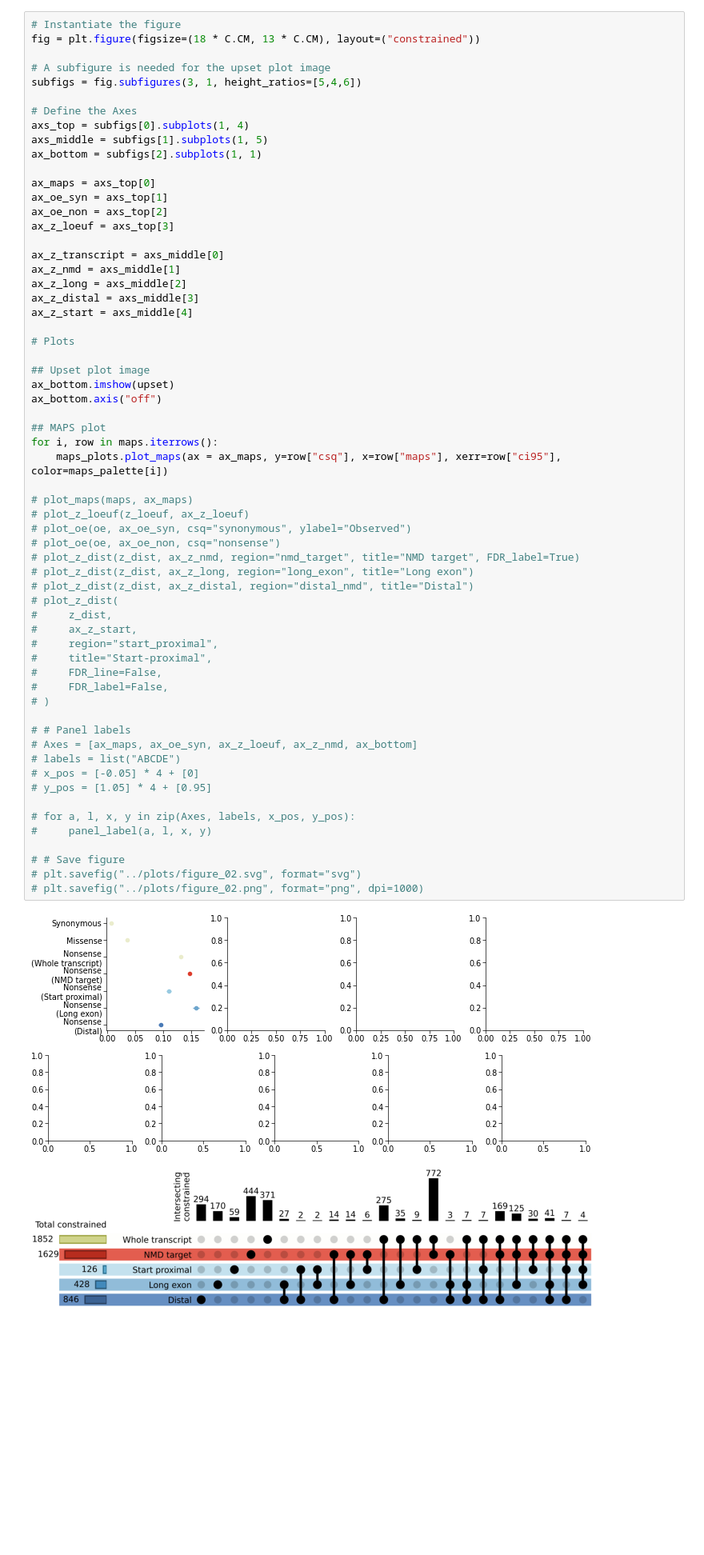
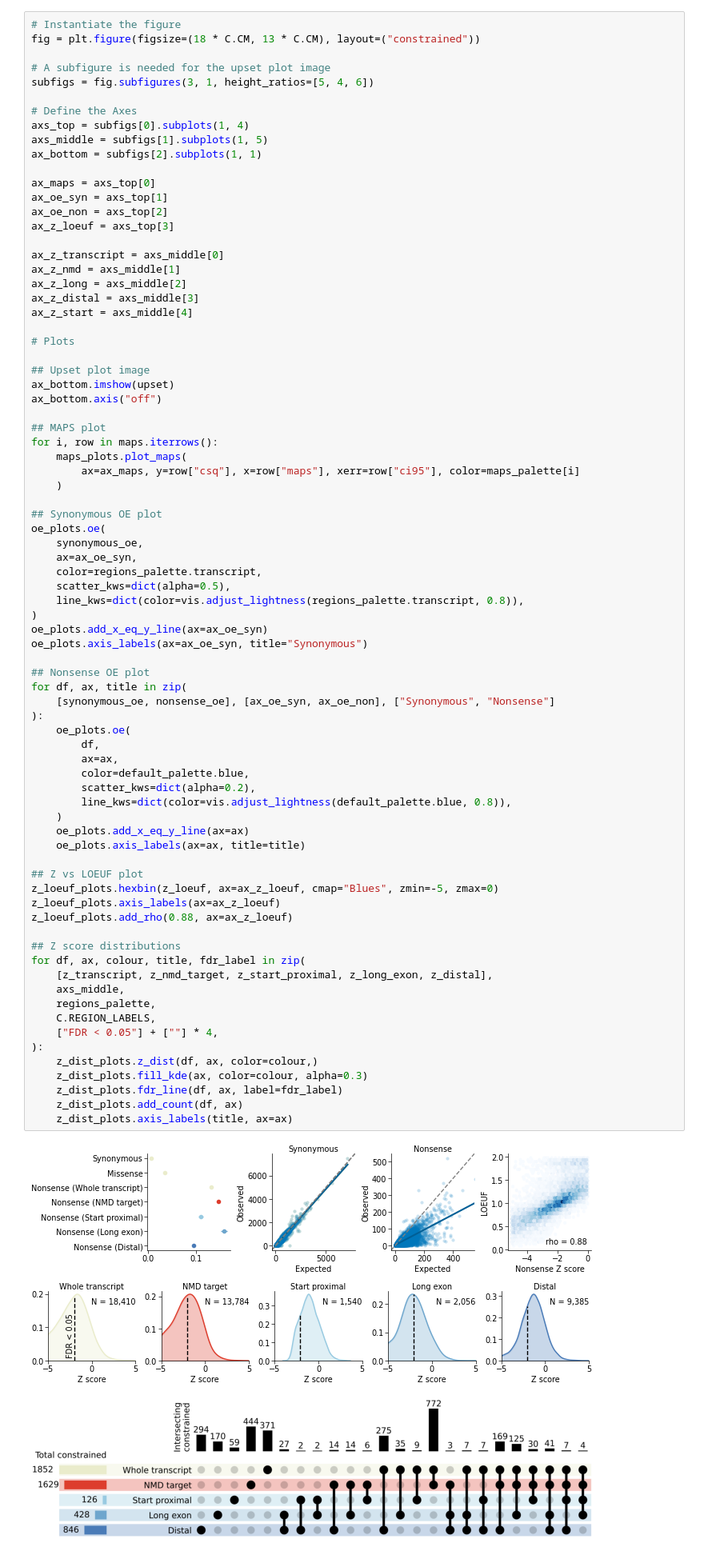
Before and after one commit to alexblakes/regional_nonsense_constraint, a Jupyter notebook: notebooks/figures/fig_02/fig_02.ipynb, the cells around one changed output. Shown: that part at 80% size. Drawn from its saved outputs; the diff is of its cells as text; blank space fills up the shorter version.

Commit message:
Plot Z distributions for figure 2

```diff
--- a/notebooks/figures/fig_02/fig_02.ipynb
+++ b/notebooks/figures/fig_02/fig_02.ipynb
@@ -48,61 +48,78 @@ z_distal = pd.read_csv(C.STATS_Z_REGIONS, sep="\t").query("region == 'distal'")
 fig = plt.figure(figsize=(18 * C.CM, 13 * C.CM), layout=("constrained"))
 
 # A subfigure is needed for the upset plot image
-subfigs = fig.subfigures(3, 1, height_ratios=[5,4,6])
+subfigs = fig.subfigures(3, 1, height_ratios=[5, 4, 6])
 
 # Define the Axes
 axs_top = subfigs[0].subplots(1, 4)
 axs_middle = subfigs[1].subplots(1, 5)
 ax_bottom = subfigs[2].subplots(1, 1)
 
 ax_maps = axs_top[0]
 ax_oe_syn = axs_top[1]
 ax_oe_non = axs_top[2]
 ax_z_loeuf = axs_top[3]
 
 ax_z_transcript = axs_middle[0]
 ax_z_nmd = axs_middle[1]
 ax_z_long = axs_middle[2]
 ax_z_distal = axs_middle[3]
 ax_z_start = axs_middle[4]
 
 # Plots
 
 ## Upset plot image
 ax_bottom.imshow(upset)
 ax_bottom.axis("off")
 
 ## MAPS plot
 for i, row in maps.iterrows():
-    maps_plots.plot_maps(ax = ax_maps, y=row["csq"], x=row["maps"], xerr=row["ci95"], color=maps_palette[i])
+    maps_plots.plot_maps(
+        ax=ax_maps, y=row["csq"], x=row["maps"], xerr=row["ci95"], color=maps_palette[i]
+    )
 
-# plot_maps(maps, ax_maps)
-# plot_z_loeuf(z_loeuf, ax_z_loeuf)
-# plot_oe(oe, ax_oe_syn, csq="synonymous", ylabel="Observed")
-# plot_oe(oe, ax_oe_non, csq="nonsense")
-# plot_z_dist(z_dist, ax_z_nmd, region="nmd_target", title="NMD target", FDR_label=True)
-# plot_z_dist(z_dist, ax_z_long, region="long_exon", title="Long exon")
-# plot_z_dist(z_dist, ax_z_distal, region="distal_nmd", title="Distal")
-# plot_z_dist(
-#     z_dist,
-#     ax_z_start,
-#     region="start_proximal",
-#     title="Start-proximal",
-#     FDR_line=False,
-#     FDR_label=False,
-# )
+## Synonymous OE plot
+oe_plots.oe(
+    synonymous_oe,
+    ax=ax_oe_syn,
+    color=regions_palette.transcript,
+    scatter_kws=dict(alpha=0.5),
+    line_kws=dict(color=vis.adjust_lightness(regions_palette.transcript, 0.8)),
+)
+oe_plots.add_x_eq_y_line(ax=ax_oe_syn)
+oe_plots.axis_labels(ax=ax_oe_syn, title="Synonymous")
 
-# # Panel labels
-# Axes = [ax_maps, ax_oe_syn, ax_z_loeuf, ax_z_nmd, ax_bottom]
-# labels = list("ABCDE")
-# x_pos = [-0.05] * 4 + [0]
-# y_pos = [1.05] * 4 + [0.95]
+## Nonsense OE plot
+for df, ax, title in zip(
+    [synonymous_oe, nonsense_oe], [ax_oe_syn, ax_oe_non], ["Synonymous", "Nonsense"]
+):
+    oe_plots.oe(
+        df,
+        ax=ax,
+        color=default_palette.blue,
+        scatter_kws=dict(alpha=0.2),
+        line_kws=dict(color=vis.adjust_lightness(default_palette.blue, 0.8)),
+    )
+    oe_plots.add_x_eq_y_line(ax=ax)
+    oe_plots.axis_labels(ax=ax, title=title)
 
-# for a, l, x, y in zip(Axes, labels, x_pos, y_pos):
-#     panel_label(a, l, x, y)
+## Z vs LOEUF plot
+z_loeuf_plots.hexbin(z_loeuf, ax=ax_z_loeuf, cmap="Blues", zmin=-5, zmax=0)
+z_loeuf_plots.axis_labels(ax=ax_z_loeuf)
+z_loeuf_plots.add_rho(0.88, ax=ax_z_loeuf)
 
-# # Save figure
-# plt.savefig("../plots/figure_02.svg", format="svg")
-# plt.savefig("../plots/figure_02.png", format="png", dpi=1000)
+## Z score distributions
+for df, ax, colour, title, fdr_label in zip(
+    [z_transcript, z_nmd_target, z_start_proximal, z_long_exon, z_distal],
+    axs_middle,
+    regions_palette,
+    C.REGION_LABELS,
+    ["FDR < 0.05"] + [""] * 4,
+):
+    z_dist_plots.z_dist(df, ax, color=colour,)
+    z_dist_plots.fill_kde(ax, color=colour, alpha=0.3)
+    z_dist_plots.fdr_line(df, ax, label=fdr_label)
+    z_dist_plots.add_count(df, ax)
+    z_dist_plots.axis_labels(title, ax=ax)
 # %% [output]
-[figure, old version]
+[figure, new version]
```
Also changed, not shown: 4 other files.
